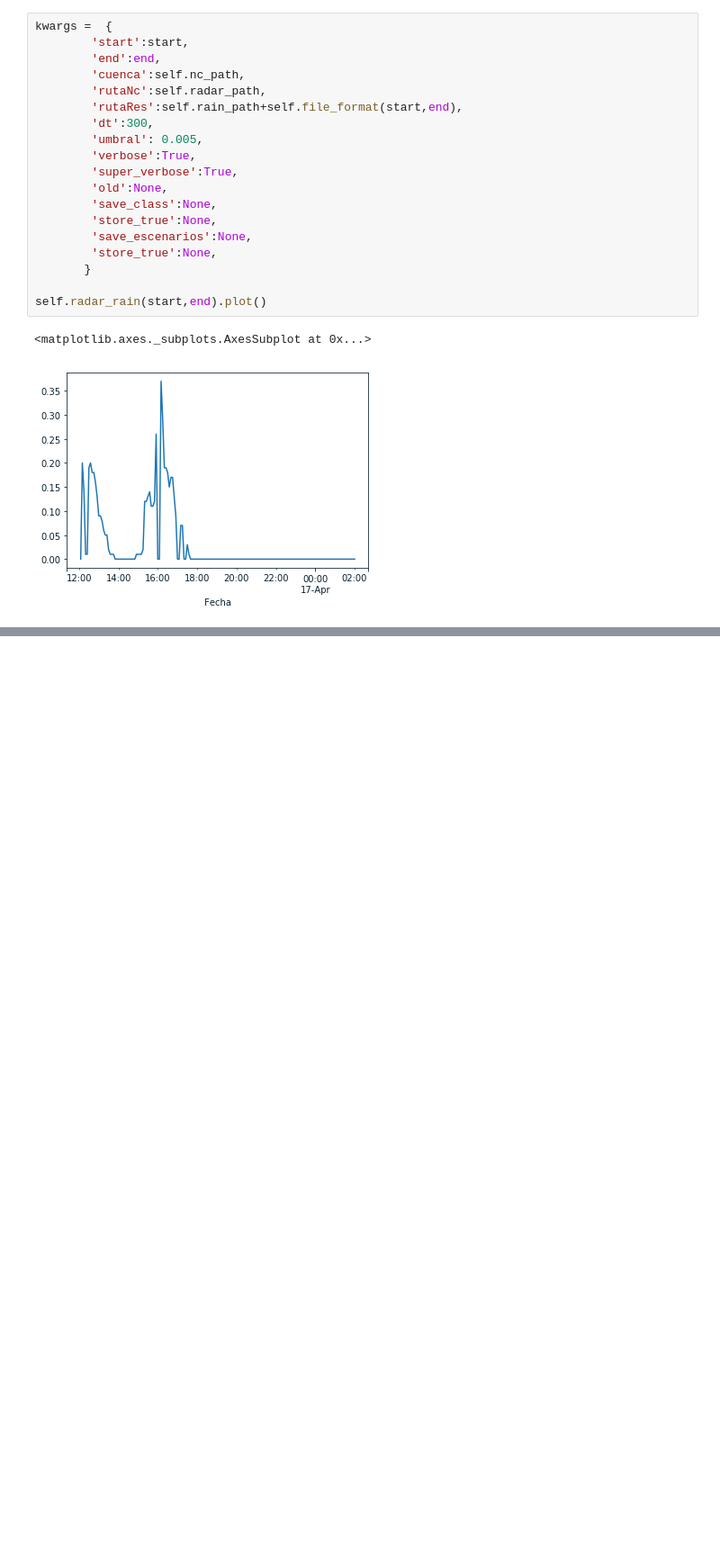
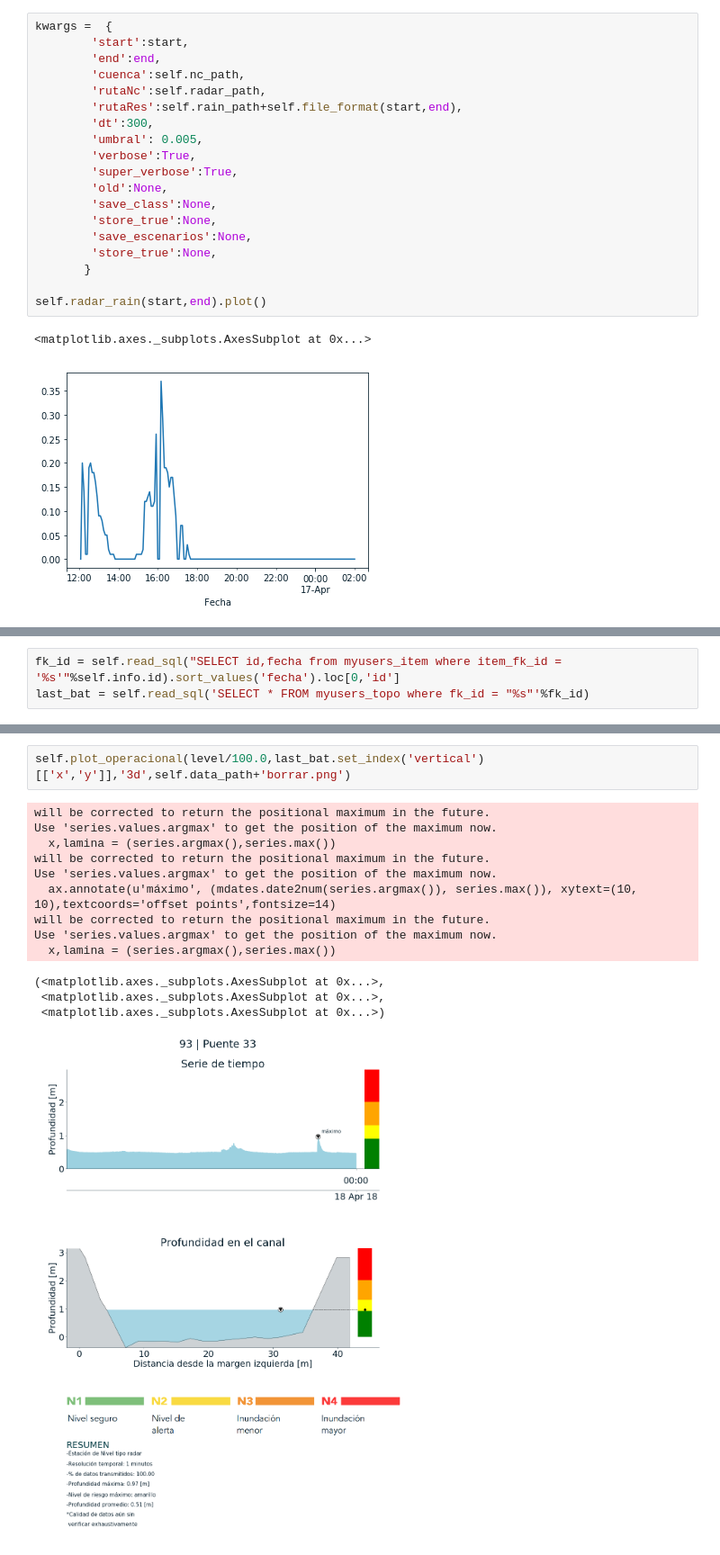
Before and after one commit to vanesalo10/CPR, a Jupyter notebook: migration/test.ipynb, the cells around one changed output, grey strips where cells are left out. Shown: that part at 90% size. Saved outputs shown, nothing was run; the diff lists cells and outputs as text; blank space fills up the shorter version.

```diff
--- a/migration/test.ipynb
+++ b/migration/test.ipynb
@@ -133,0 +126,3 @@ self.radar_rain(start,end).plot()
+# %%
+fk_id = self.read_sql("SELECT id,fecha from myusers_item where item_fk_id = '%s'"%self.info.id).sort_values('fecha').loc[0,'id']
+last_bat = self.read_sql('SELECT * FROM myusers_topo where fk_id = "%s"'%fk_id)
@@ -133,0 +149,16 @@ self.radar_rain(start,end).plot()
+# %%
+self.plot_operacional(level/100.0,last_bat.set_index('vertical')[['x','y']],'3d',self.data_path+'borrar.png')
+# %% [output]
+will be corrected to return the positional maximum in the future.
+Use 'series.values.argmax' to get the position of the maximum now.
+  x,lamina = (series.argmax(),series.max())
+will be corrected to return the positional maximum in the future.
+Use 'series.values.argmax' to get the position of the maximum now.
+  ax.annotate(u'máximo', (mdates.date2num(series.argmax()), series.max()), xytext=(10, 10),textcoords='offset points',fontsize=14)
+will be corrected to return the positional maximum in the future.
+Use 'series.values.argmax' to get the position of the maximum now.
+  x,lamina = (series.argmax(),series.max())
+(<matplotlib.axes._subplots.AxesSubplot at 0x...>,
+ <matplotlib.axes._subplots.AxesSubplot at 0x...>,
+ <matplotlib.axes._subplots.AxesSubplot at 0x...>)
+[figure, added]
```
Also changed, not shown: parts of 8 cells of this notebook, 2 other files.
